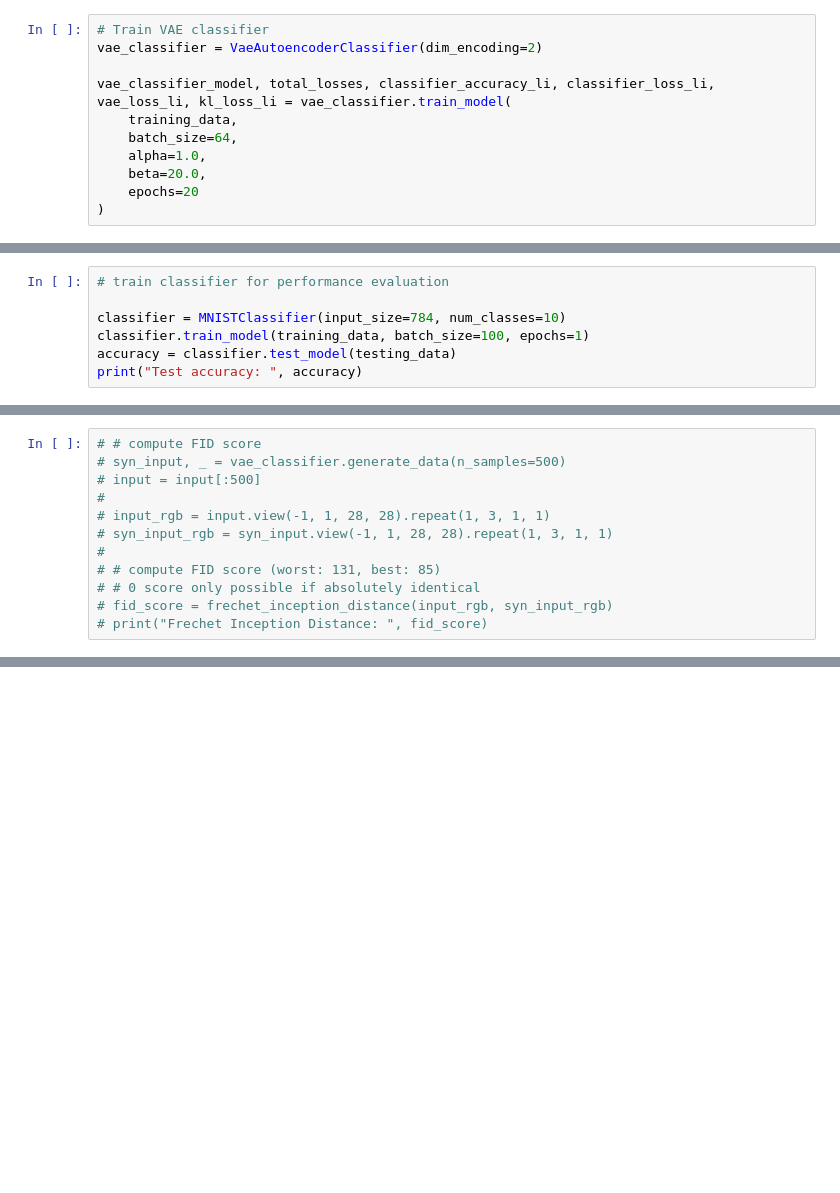
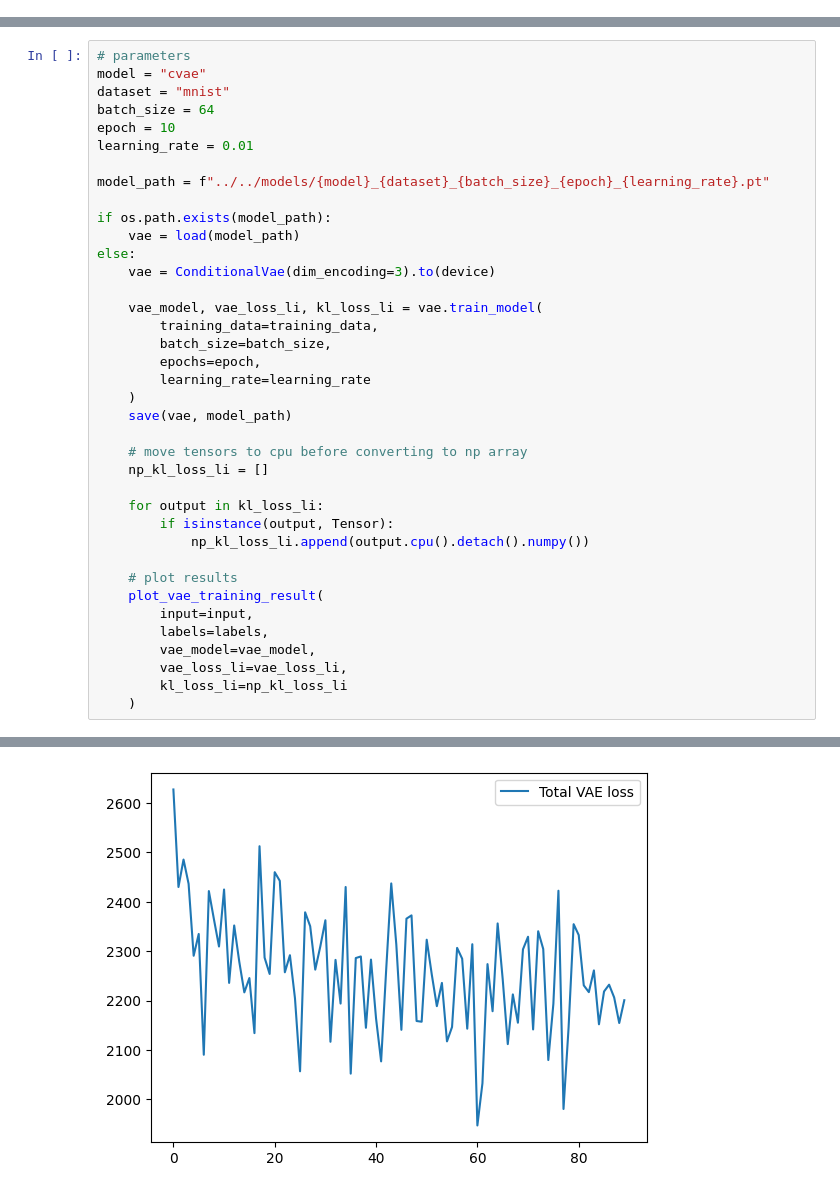
Before and after one commit to FederatedRP2024Delft/GenFL, a Jupyter notebook: src/jupyter_notebook/mnist_classifier.ipynb, the cells around one changed output, grey strips where cells are left out. Cells and saved outputs as stored; diff of their text form; blank space fills up the shorter version.

Commit message:
fixed for syn testing but not real testing

```diff
--- a/src/jupyter_notebook/mnist_classifier.ipynb
+++ b/src/jupyter_notebook/mnist_classifier.ipynb
@@ -19,11 +38,0 @@ labels = training_data.targets[:60000]
-# %%
-# Train VAE classifier
-vae_classifier = VaeAutoencoderClassifier(dim_encoding=2)
-
-vae_classifier_model, total_losses, classifier_accuracy_li, classifier_loss_li, vae_loss_li, kl_loss_li = vae_classifier.train_model(
-    training_data,
-    batch_size=64,
-    alpha=1.0,
-    beta=20.0,
-    epochs=20
-)
@@ -68,7 +38,0 @@ plot_vae_classifier_training_result(
-# %%
-# train classifier for performance evaluation
-
-classifier = MNISTClassifier(input_size=784, num_classes=10)
-classifier.train_model(training_data, batch_size=100, epochs=1)
-accuracy = classifier.test_model(testing_data)
-print("Test accuracy: ", accuracy)
@@ -155,12 +39,39 @@ print("Generated counts: ", gen_counts)
-# %%
-# # compute FID score
-# syn_input, _ = vae_classifier.generate_data(n_samples=500)
-# input = input[:500]
-#
-# input_rgb = input.view(-1, 1, 28, 28).repeat(1, 3, 1, 1)
-# syn_input_rgb = syn_input.view(-1, 1, 28, 28).repeat(1, 3, 1, 1)
-#
-# # compute FID score (worst: 131, best: 85)
-# # 0 score only possible if absolutely identical
-# fid_score = frechet_inception_distance(input_rgb, syn_input_rgb)
-# print("Frechet Inception Distance: ", fid_score)
+# %%
+# parameters
+model = "cvae"
+dataset = "mnist"
+batch_size = 64
+epoch = 10
+learning_rate = 0.01
+
+model_path = f"../../models/{model}_{dataset}_{batch_size}_{epoch}_{learning_rate}.pt"
+
+if os.path.exists(model_path):
+    vae = load(model_path)
+else:
+    vae = ConditionalVae(dim_encoding=3).to(device)
+
+    vae_model, vae_loss_li, kl_loss_li = vae.train_model(
+        training_data=training_data,
+        batch_size=batch_size,
+        epochs=epoch,
+        learning_rate=learning_rate
+    )
+    save(vae, model_path)
+
+    # move tensors to cpu before converting to np array
+    np_kl_loss_li = []
+
+    for output in kl_loss_li:
+        if isinstance(output, Tensor):
+            np_kl_loss_li.append(output.cpu().detach().numpy())
+
+    # plot results
+    plot_vae_training_result(
+        input=input,
+        labels=labels,
+        vae_model=vae_model,
+        vae_loss_li=vae_loss_li,
+        kl_loss_li=np_kl_loss_li
+    )
+# %% [output]
@@ -166,0 +88 @@ print("Generated counts: ", gen_counts)
+[figure, added]
```
Also changed, not shown: parts of 14 cells of this notebook, 4 other files.
